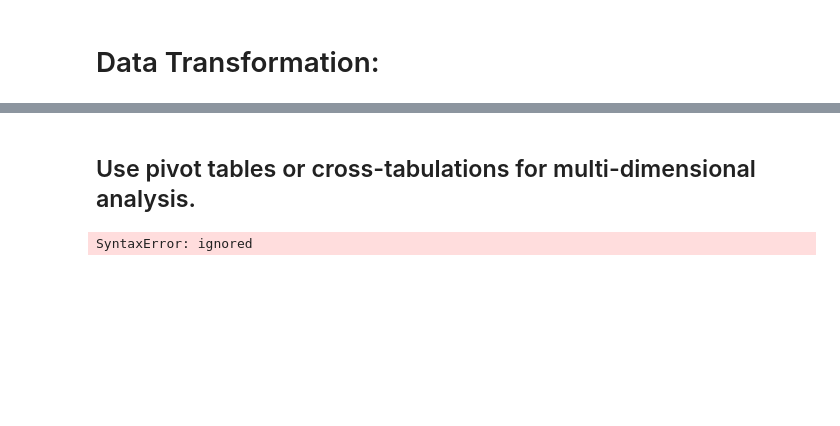
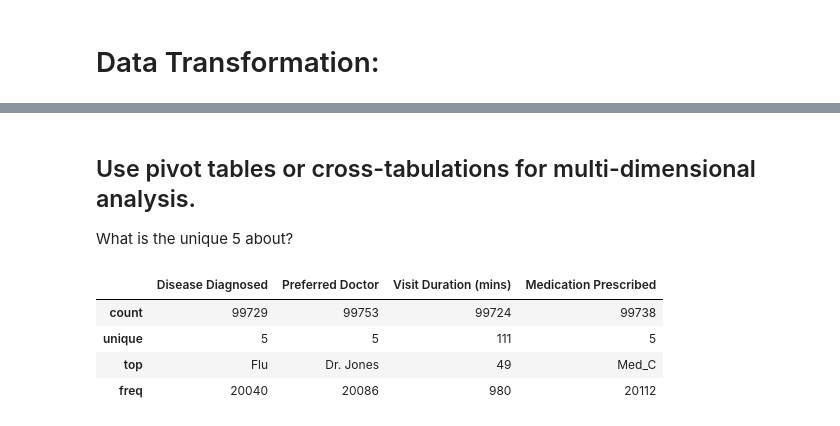
Before and after one commit to newbie-sandy/datasci_2_manipulation, a Jupyter notebook: 2_Data_Cleaning.ipynb, the cells around one changed output, grey strips where cells are left out. Drawn from its saved outputs; the diff is of its cells as text; code cells hidden in the pictures; blank space fills up the shorter version.

```diff
--- a/2_Data_Cleaning.ipynb
+++ b/2_Data_Cleaning.ipynb
@@ -31,5 +35,6 @@ data
 ## Identify and handle missing values in the dataset.
 # %%
 # filling missing data represented using str"missing" with pd.NA
-data_filled = data.copy()
-data_filled[missing_data] = pd.NA
+missing_data = data == 'missing'
+df = data.copy()
+df[missing_data] = pd.NA
@@ -86,2 +127,10 @@ data = data.drop_duplicates(keep='first')
 # %%
-data_filled['Weight (in kg)'] = pd.to_numeric(data_filled['Weight (in kg)'], errors='coerce')
+# Convert the column to numeric, coercing invalid values to NaN
+df['Weight (in kg)'] = pd.to_numeric(df['Weight (in kg)'],errors= 'coerce',downcast='integer')
+# %%
+# Create column Weight (in lb)
+df['Weight (in lb)'] = df['Weight (in kg)'] * 2.20462
+# %%
+# Insert the new column after the exisiting one
+column_position = df.columns.get_loc('Weight (in kg)') + 1  # Get the index of 'W in kg' and add 1 to place it after
+df.insert(column_position, 'Weight (in lb)', df.pop('Weight (in lb)'))  # Pop the column and insert it in the desired position
@@ -97,7 +167,13 @@ data_filled.groupby('Has Insurance').sum()
 # %% [markdown]
 ## Use pivot tables or cross-tabulations for multi-dimensional analysis.
+
+What is the unique 5 about?
-# %%
-insurance_engagement = data_filled['Has Insurance','Payment Method', 'Preferred Doctor','Payment Due ($)']
-insurance_engagement.describe()
-# %% [output]
-SyntaxError: ignored
+# %%
+disease_and_medication = df[['Disease Diagnosed','Preferred Doctor','Visit Duration (mins)',"Medication Prescribed"]]
+disease_and_medication.describe()
+# %% [output]
+|  | Disease Diagnosed | Preferred Doctor | Visit Duration (mins) | Medication Prescribed |
+| count | 99729 | 99753 | 99724 | 99738 |
+| unique | 5 | 5 | 111 | 5 |
+| top | Flu | Dr. Jones | 49 | Med_C |
+| freq | 20040 | 20086 | 980 | 20112 |
```
Also changed, not shown: parts of 12 cells of this notebook.
